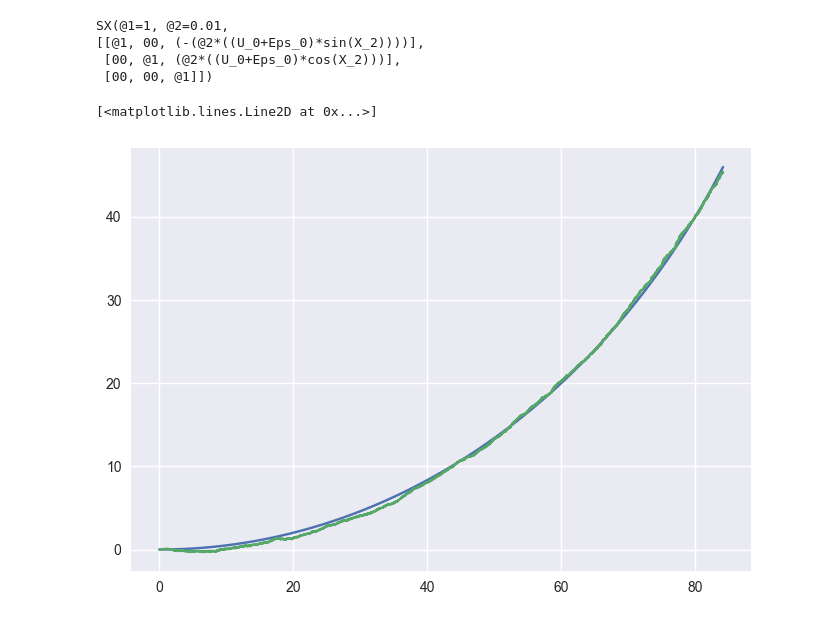
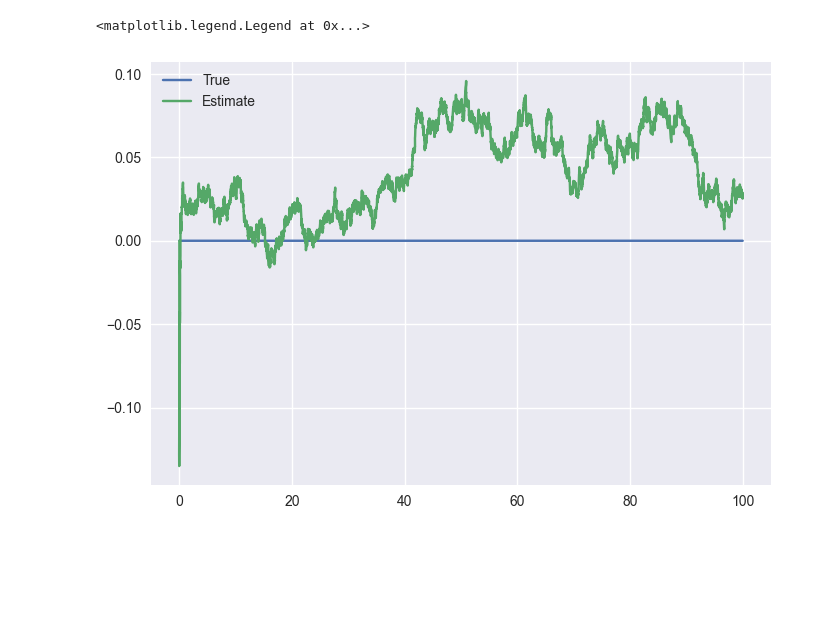
Before and after one commit to alessandroassirelli98/cooperative_truck_fleet, a Jupyter notebook: trials/unicycleEKF.ipynb, the cells around one changed output. Drawn from its saved outputs; the diff is of its cells as text; code cells hidden in the pictures; blank space fills up the shorter version.

```diff
--- a/trials/unicycleEKF.ipynb
+++ b/trials/unicycleEKF.ipynb
@@ -22,60 +39,54 @@ F_fun = cas.Function('F_fun', [X, U, Eps], [F])
-# %%
-A
-# %% [output]
-SX(@1=1, @2=0.01,
-[[@1, 00, (-(@2*((U_0+Eps_0)*sin(X_2))))],
- [00, @1, (@2*((U_0+Eps_0)*cos(X_2)))],
- [00, 00, @1]])
 # %%
 N = 10000
 
-x0 = np.array([0, 0, 0])
-x_hat = np.zeros((3, N))
-x_true = np.zeros((3, N))
+x0 = np.zeros(n)
+x_hat = np.zeros((n, N))
+x_true = np.zeros((n, N))
 
-P = np.zeros((3, 3, N))
-P[:,:,0] = np.eye(3) * 0
+P = np.zeros((n, n, N))
+P[:,:,0] = np.eye(n) * 1e0
 x_hat[:,0] = x0
 x_true[:,0] = x0
 
-u = np.array([1, 0.01])
+u = np.array([1, 0.0])
 
 
-H = np.array([[0, 0, 0], [0, 0, 0], [0, 0, 1]])
-
-sigma_xi_x = 1
+sigma_eps_x = 1e-1
 sigma_u = 1
 
-eps = np.random.multivariate_normal([0, 0], np.eye(2) * sigma_u**2, N).T
-xi = np.random.multivariate_normal([0, 0, 0], np.eye(3) * sigma_xi_x**2, N).T
+Q = np.eye(2) * sigma_u**2
+R = np.eye(4)*sigma_eps_x**2
+
+nu = np.random.multivariate_normal([0, 0], Q, N).T
+eps = np.random.multivariate_normal([0, 0, 0, 0], R, N).T
 
 
 for i in range(N-1):
     # Compute ground truth
-    x_true[:,i+1] = F_fun(x_true[:,i], u, 0*eps[:,i]).full().flatten()
+    x_true[:,i+1] = f_fun(x_true[:,i], u, 0*nu[:,i]).full().flatten()
 
 
-    A = A_fun(x_hat[:,i], u, eps[:,i]).full()
-    G = G_fun(x_hat[:,i], u, eps[:,i]).full()
-    Q = np.eye(2) * sigma_u**2
-    R = np.eye(3)*sigma_xi_x**2
+    A = A_fun(x_hat[:,i], u, 0*nu[:,i]).full()
+    G = G_fun(x_hat[:,i], u).full()
 
 
 
     # Prediction step
-    x_hat[:,i+1] = F_fun(x_hat[:,i], u, eps[:,i]).full().flatten()
+    x_hat[:,i+1] = f_fun(x_hat[:,i], u, nu[:,i]).full().flatten()
     P[:,:, i+1] = A @ P[:,:,i] @ A.T + G @ Q @ G.T
 
     # Update step
-    z = H @ x_true[:,i] + xi[:,i]
+    z = h_fun(x_true[:,i]).full().flatten() + eps[:,i]
+    H = H_fun(x_hat[:,i]).full()
+
     s = H @ P[:,:,i+1] @ H.T + R
     w = P[:,:,i+1] @ H.T @ np.linalg.inv(s)
-    x_hat[:,i+1] = x_hat[:,i+1] + (w @ (z.T - H @ x_hat[:,i+1]))
-    P[:,:,i+1] =  (np.eye(3) - w @ H) @ P[:,:,i+1]
+    x_hat[:,i+1] = x_hat[:,i+1] + (w @ (z.T - h_fun(x_hat[:,i+1]).full().flatten()))
+    P[:,:,i+1] =  (np.eye(4) - w @ H) @ P[:,:,i+1]
 # %%
 plt.plot(x_true[0,:], x_true[1,:])
 plt.plot(x_hat[0,:], x_hat[1,:])
-# plt.legend(['True', 'Estimate'])
+plt.legend(['True', 'Estimate'])
 # %% [output]
-[<matplotlib.lines.Line2D at 0x...>]
+<matplotlib.legend.Legend at 0x...>
-[figure, old version]
+[figure, new version]
```
Also changed, not shown: parts of 4 cells of this notebook, 6 other files.
